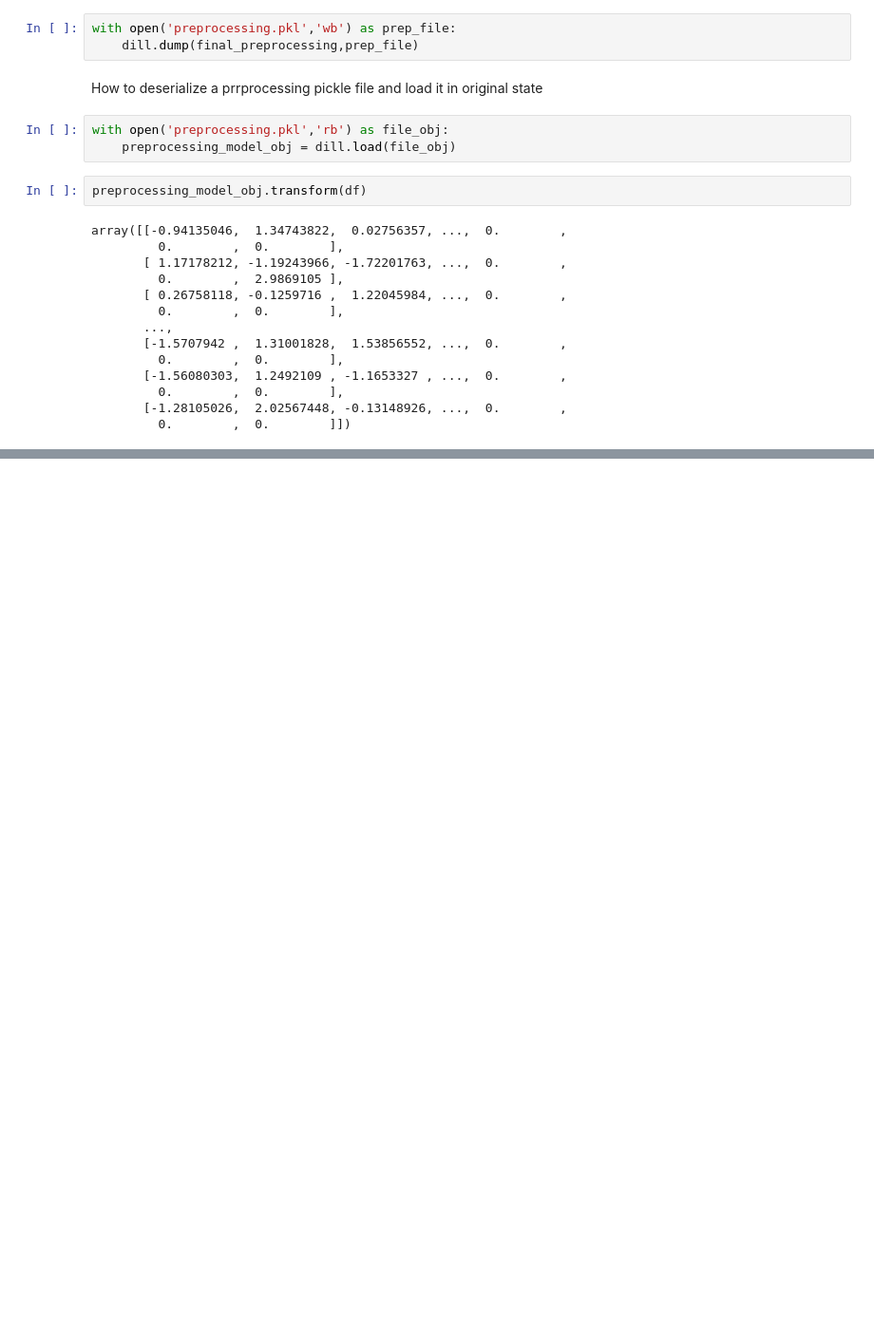
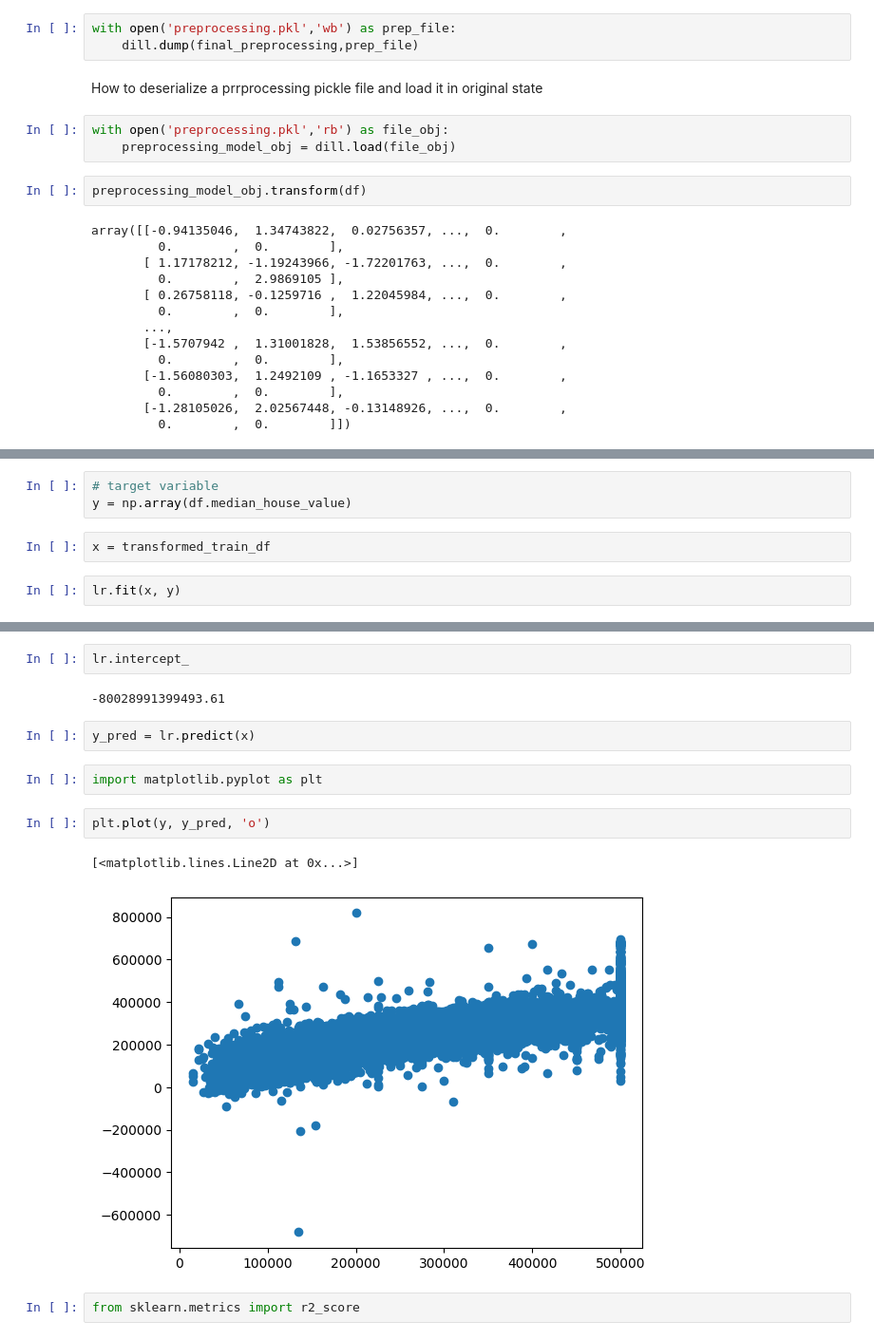
Before and after one commit to vsuraj25/California-House-Price-Prediction-End-to-End, a Jupyter notebook: notebook/EDA.ipynb, the cells around one changed output, grey strips where cells are left out. Shown: that part at 95% size. Cells and saved outputs as stored; diff of their text form; blank space fills up the shorter version.

```diff
--- a/notebook/EDA.ipynb
+++ b/notebook/EDA.ipynb
@@ -334,0 +305,7 @@ os.chdir('c:\\Users\\User\\Machine-Learning-Project')
+# %%
+# target variable
+y = np.array(df.median_house_value)
+# %%
+x = transformed_train_df
+# %%
+lr.fit(x, y)
@@ -334,0 +321,15 @@ os.chdir('c:\\Users\\User\\Machine-Learning-Project')
+# %%
+lr.intercept_
+# %% [output]
+-80028991399493.61
+# %%
+y_pred = lr.predict(x)
+# %%
+import matplotlib.pyplot as plt
+# %%
+plt.plot(y, y_pred, 'o')
+# %% [output]
+[<matplotlib.lines.Line2D at 0x...>]
+[figure, added]
+# %%
+from sklearn.metrics import r2_score
```
Also changed, not shown: parts of 14 cells of this notebook, 7 other files.
